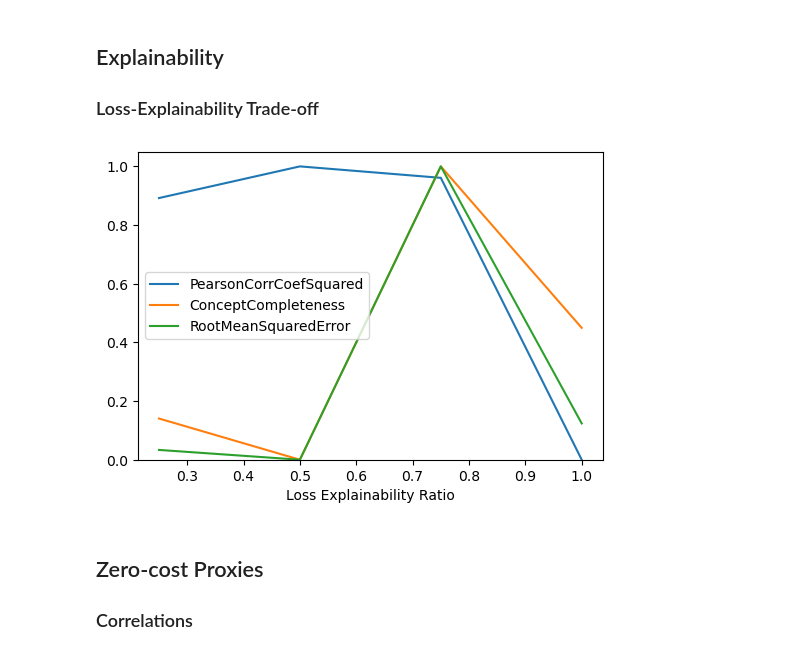
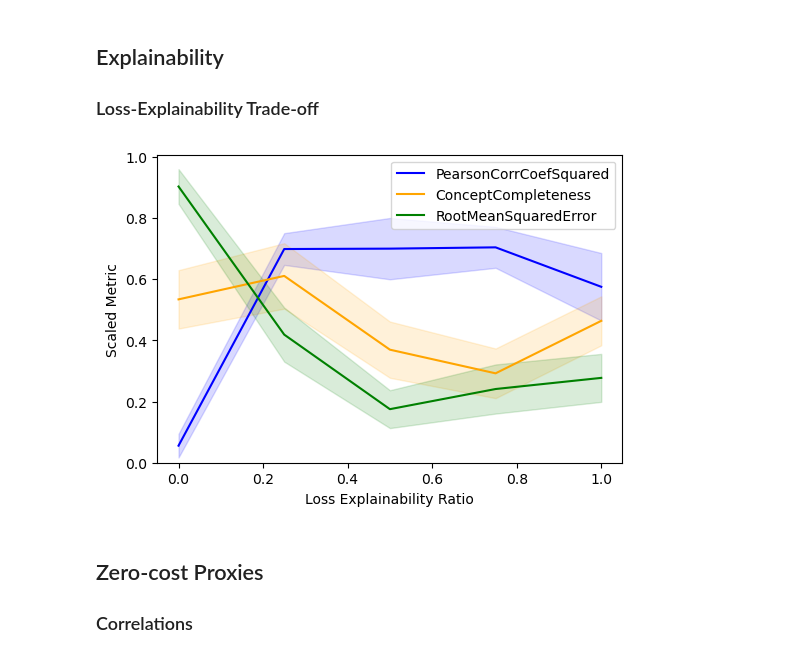
Before and after one commit to harryknighton/drug-discovery-automl, a Jupyter notebook: src/notebooks/evaluation.ipynb, the cells around one changed output. Saved outputs shown, nothing was run; the diff lists cells and outputs as text; code cells hidden in the pictures.

Commit message:
Added pure explainability maxmimisation to tradeoff figure

```diff
--- a/src/notebooks/evaluation.ipynb
+++ b/src/notebooks/evaluation.ipynb
@@ -205,40 +226,51 @@ fig.savefig(config.FIGURES_DIR / 'ensemble_fitting.png')
 # %%
 metrics_to_save = ['PearsonCorrCoefSquared', 'ConceptCompleteness', 'RootMeanSquaredError']
 experiments = [
-    #'hyperopt_baseline_tpe_explainability_0',
+    'hyperopt_baseline_tpe_explainability_0',
     'hyperopt_baseline_tpe_025_loss_explainability_0',
     'hyperopt_baseline_tpe_05_loss_explainability_0',
     'hyperopt_baseline_tpe_075_loss_explainability_0',
     'hyperopt_baseline_tpe_0',
 ]
 metrics = defaultdict(list)
-for experiment in experiments:
-    avg_results = defaultdict(float)
-    for dataset in datasets:
+
+for dataset in datasets:
+    dataset_metrics = defaultdict(list)
+    for experiment in experiments:
         exp_dir = _get_log_dir(dataset, experiment, 'DROnly')
         result = read_json_file(exp_dir, 'best_architecture.json')
         result = list(result.values())[0]
         for metric in metrics_to_save:
-            avg_results[metric] += result[metric]
+            dataset_metrics[metric].append(result[metric])
     for metric in metrics_to_save:
-        metrics[metric].append(avg_results[metric] / len(datasets))
+        metrics[metric].append(torch.tensor(dataset_metrics[metric]))
 # %%
 scaled_metrics = {}
 for metric, values in metrics.items():
-    values_arr = np.array(values)
     # scaled_metrics[metric] = values_arr / values_arr.max() if values_arr.max() > 1 else values_arr
-    scaled_metrics[metric] = (values_arr - values_arr.min()) / (values_arr.max() - values_arr.min())
+    scaled_metrics[metric] = [(v - v.min()) / (v.max() - v.min()) for v in values]
 # %%
-xs = [0.25, 0.5, 0.75, 1]
+means = {}
+upper_bounds = {}
+lower_bounds = {}
+colours = {'PearsonCorrCoefSquared': 'blue', 'ConceptCompleteness': 'orange', 'RootMeanSquaredError': 'green'}
+for metric, values in scaled_metrics.items():
+    mean, lower, upper = calculate_confidence_interval(values)
+    means[metric] = mean
+    lower_bounds[metric] = lower
+    upper_bounds[metric] = upper
+xs = [0, 0.25, 0.5, 0.75, 1]
 fig, ax = plt.subplots(figsize=(6, 4))
+ax.set_ylabel('Scaled Metric')
 ax.set_xlabel('Loss Explainability Ratio')
-for name, values in scaled_metrics.items():
-    ax.plot(xs, values, label=name)
+for metric in scaled_metrics:
+    ax.plot(xs, means[metric], color=colours[metric], label=metric)
+    ax.fill_between(xs, lower_bounds[metric], upper_bounds[metric], color=colours[metric], alpha=.15)
 ax.set_ylim(ymin=0)
 ax.legend(loc='best')
 fig.savefig(config.FIGURES_DIR / 'loss_explainability_tradeoff.png')
 # %% [output]
-[figure, old version]
+[figure, new version]
 # %% [markdown]
 ## Zero-cost Proxies
 ### Correlations
```
Also changed, not shown: parts of 9 cells of this notebook.
